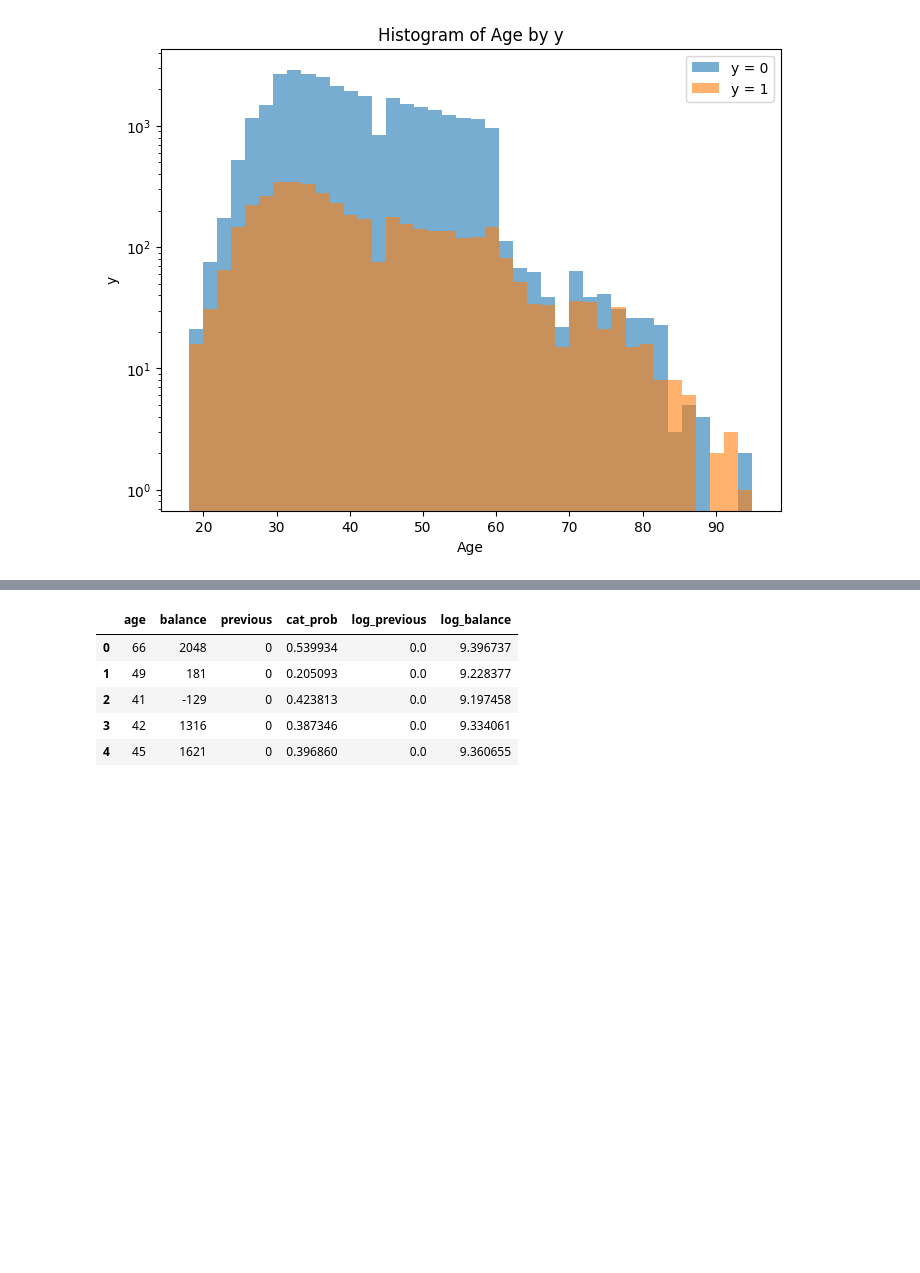
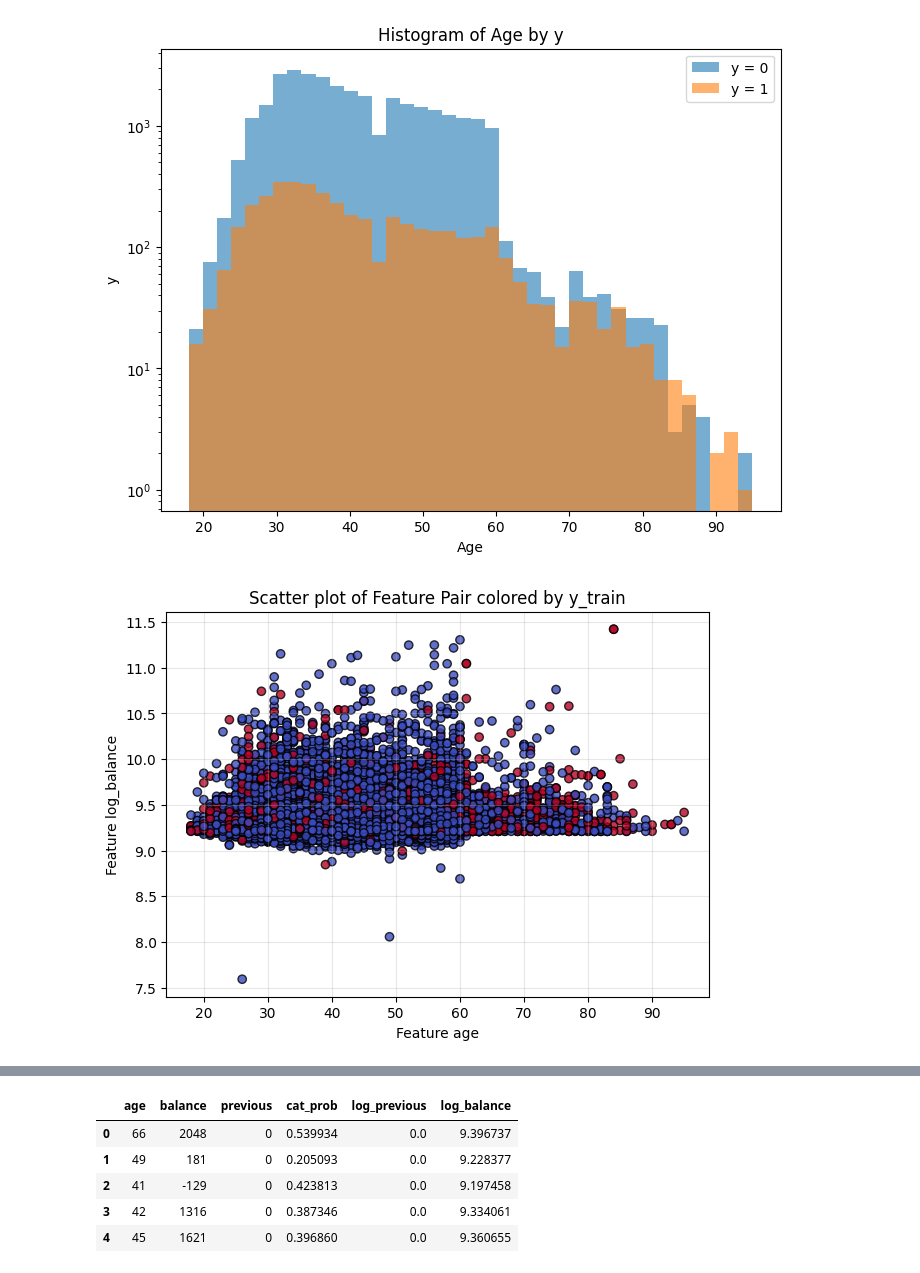
Before and after one commit to Supratim2004/Multivariate-Analysis-Project-Group-I, a Jupyter notebook: Numerical Part/modeling.ipynb, the cells around one changed output, grey strips where cells are left out. Saved outputs shown, nothing was run; the diff lists cells and outputs as text; code cells hidden in the pictures; blank space fills up the shorter version.

```diff
--- a/Numerical Part/modeling.ipynb
+++ b/Numerical Part/modeling.ipynb
@@ -198,0 +201,19 @@ plt.show()
+# %%
+import matplotlib.pyplot as plt
+
+# choose your variable indices
+i = 0   # first feature index
+j = 1   # second feature index
+
+plt.figure(figsize=(7,5))
+
+plt.scatter(num_train_data[numvars[i]], num_train_data[numvars[j]],
+            c=y_train, cmap="coolwarm", alpha=0.8, edgecolor="k")
+
+plt.xlabel(f"Feature {numvars[i]}")
+plt.ylabel(f"Feature {numvars[j]}")
+plt.title("Scatter plot of Feature Pair colored by y_train")
+plt.grid(True, alpha=0.3)
+plt.show()
+# %% [output]
+[figure, added]
```
Also changed, not shown: parts of 13 cells of this notebook.
